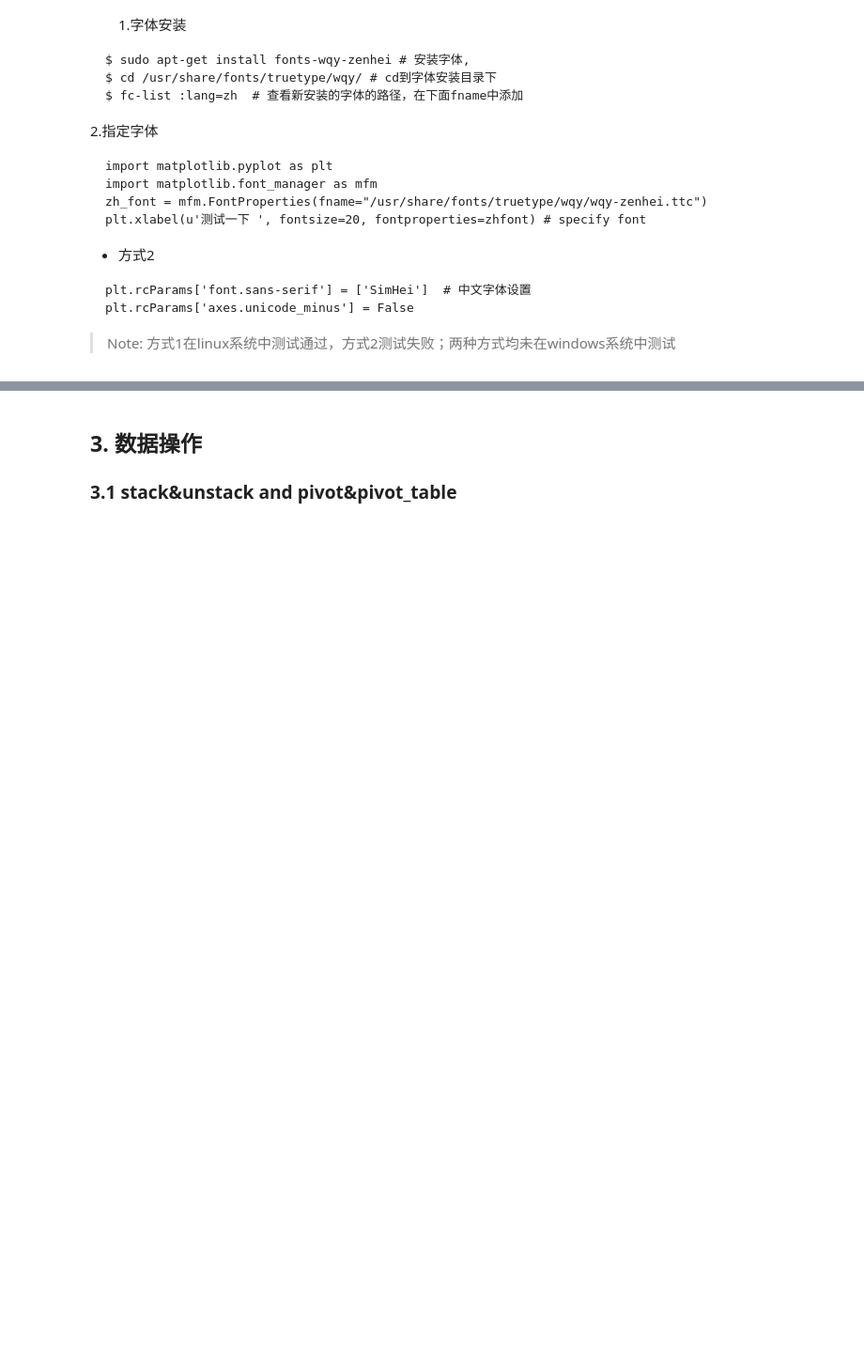
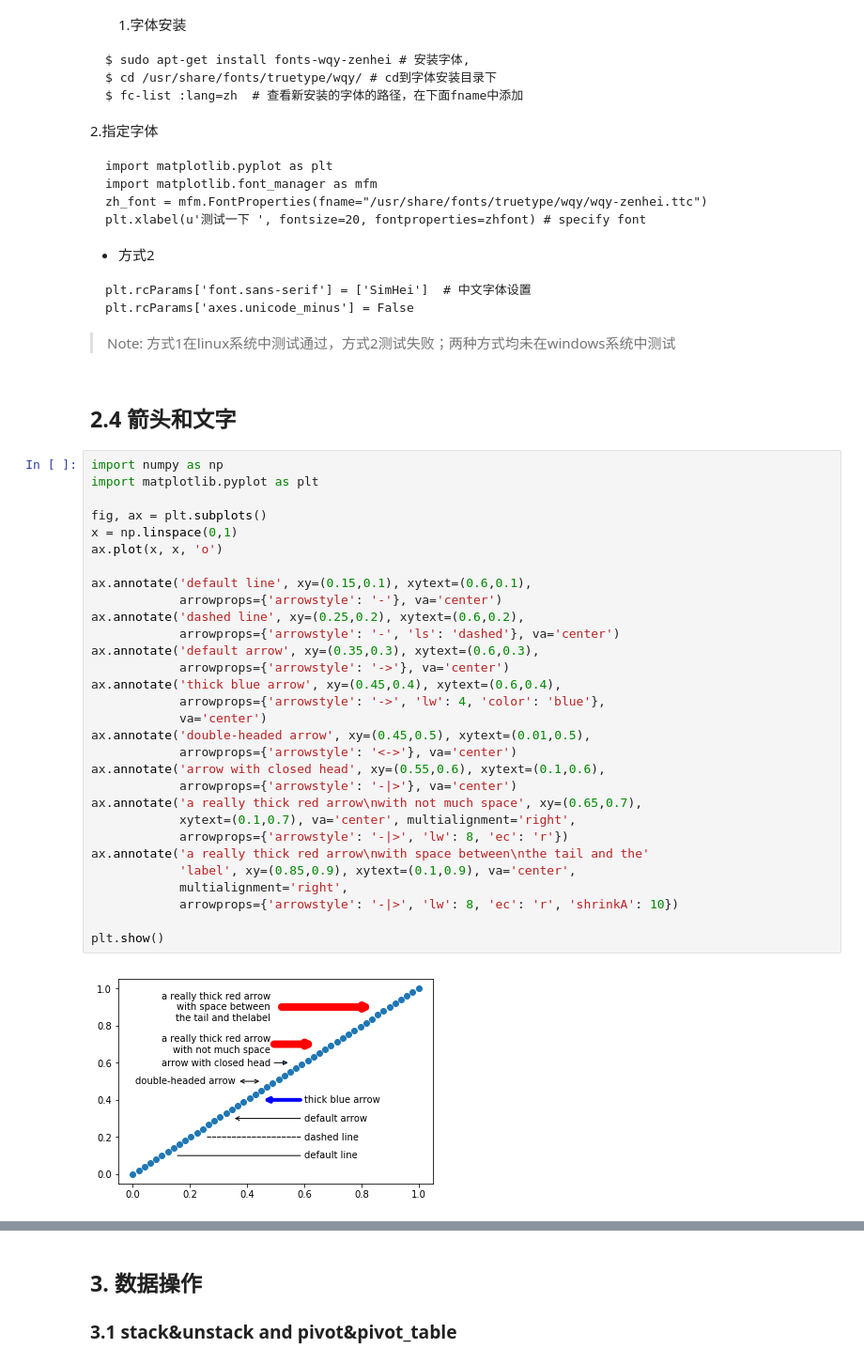
Before and after one commit to lyj555/SelfLearning, a Jupyter notebook: 工具篇/python_learning/python_tips.ipynb, the cells around one changed output, grey strips where cells are left out. Shown at 94% size. Drawn from its saved outputs; the diff is of its cells as text; blank space fills up the shorter version.

````diff
--- a/工具篇/python_learning/python_tips.ipynb
+++ b/工具篇/python_learning/python_tips.ipynb
@@ -275,3 +275,37 @@ plt.rcParams['axes.unicode_minus'] = False
 ```
 
 > Note: 方式1在linux系统中测试通过，方式2测试失败；两种方式均未在windows系统中测试
+# %% [markdown]
+## 2.4 箭头和文字
+# %%
+import numpy as np
+import matplotlib.pyplot as plt
+
+fig, ax = plt.subplots()
+x = np.linspace(0,1)
+ax.plot(x, x, 'o')
+
+ax.annotate('default line', xy=(0.15,0.1), xytext=(0.6,0.1),
+            arrowprops={'arrowstyle': '-'}, va='center')
+ax.annotate('dashed line', xy=(0.25,0.2), xytext=(0.6,0.2),
+            arrowprops={'arrowstyle': '-', 'ls': 'dashed'}, va='center')
+ax.annotate('default arrow', xy=(0.35,0.3), xytext=(0.6,0.3),
+            arrowprops={'arrowstyle': '->'}, va='center')
+ax.annotate('thick blue arrow', xy=(0.45,0.4), xytext=(0.6,0.4),
+            arrowprops={'arrowstyle': '->', 'lw': 4, 'color': 'blue'},
+            va='center')
+ax.annotate('double-headed arrow', xy=(0.45,0.5), xytext=(0.01,0.5),
+            arrowprops={'arrowstyle': '<->'}, va='center')
+ax.annotate('arrow with closed head', xy=(0.55,0.6), xytext=(0.1,0.6),
+            arrowprops={'arrowstyle': '-|>'}, va='center')
+ax.annotate('a really thick red arrow\nwith not much space', xy=(0.65,0.7),
+            xytext=(0.1,0.7), va='center', multialignment='right',
+            arrowprops={'arrowstyle': '-|>', 'lw': 8, 'ec': 'r'})
+ax.annotate('a really thick red arrow\nwith space between\nthe tail and the'
+            'label', xy=(0.85,0.9), xytext=(0.1,0.9), va='center',
+            multialignment='right',
+            arrowprops={'arrowstyle': '-|>', 'lw': 8, 'ec': 'r', 'shrinkA': 10})
+
+plt.show()
+# %% [output]
+[figure, added]
````
Also changed, not shown: parts of 2 cells of this notebook, 11 other files.
